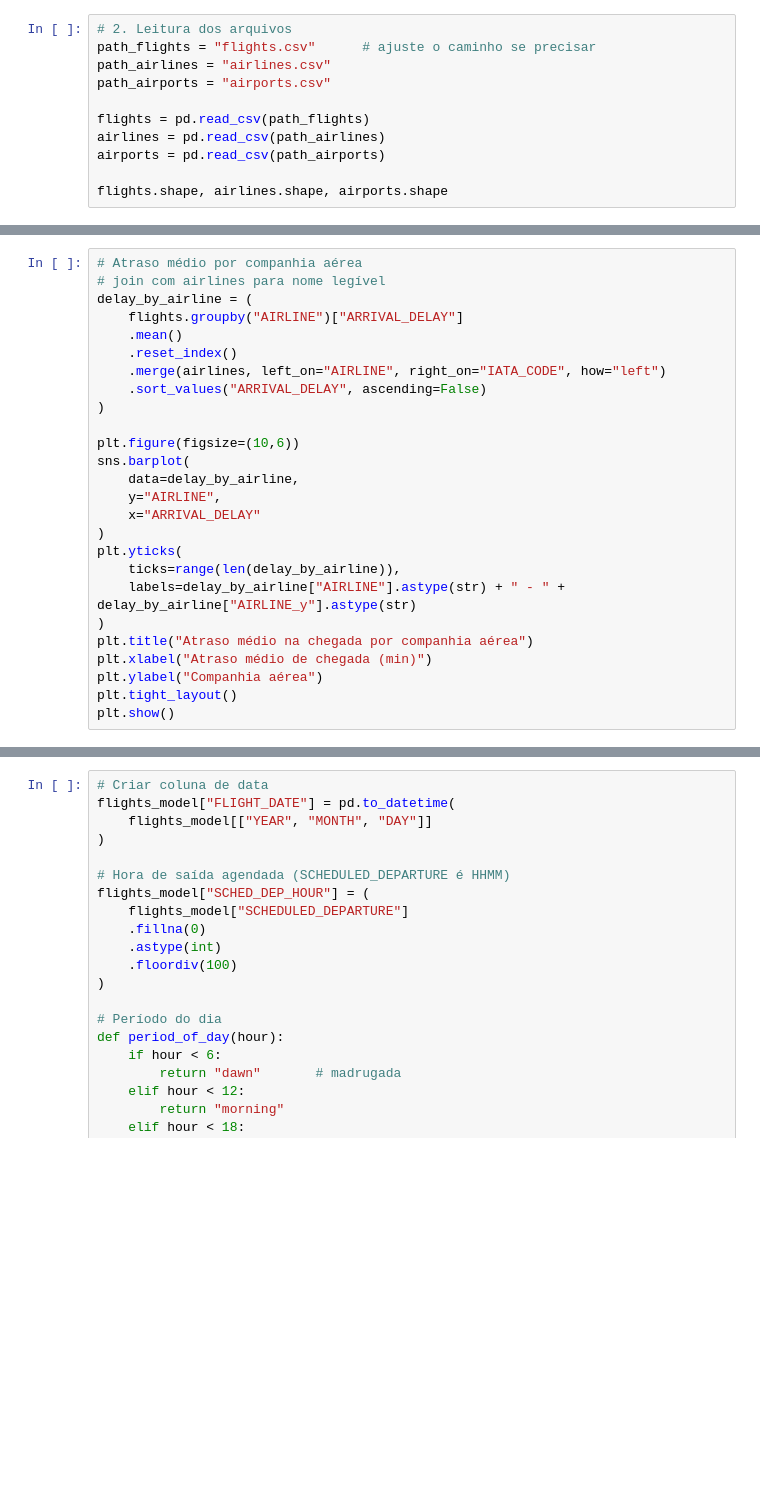
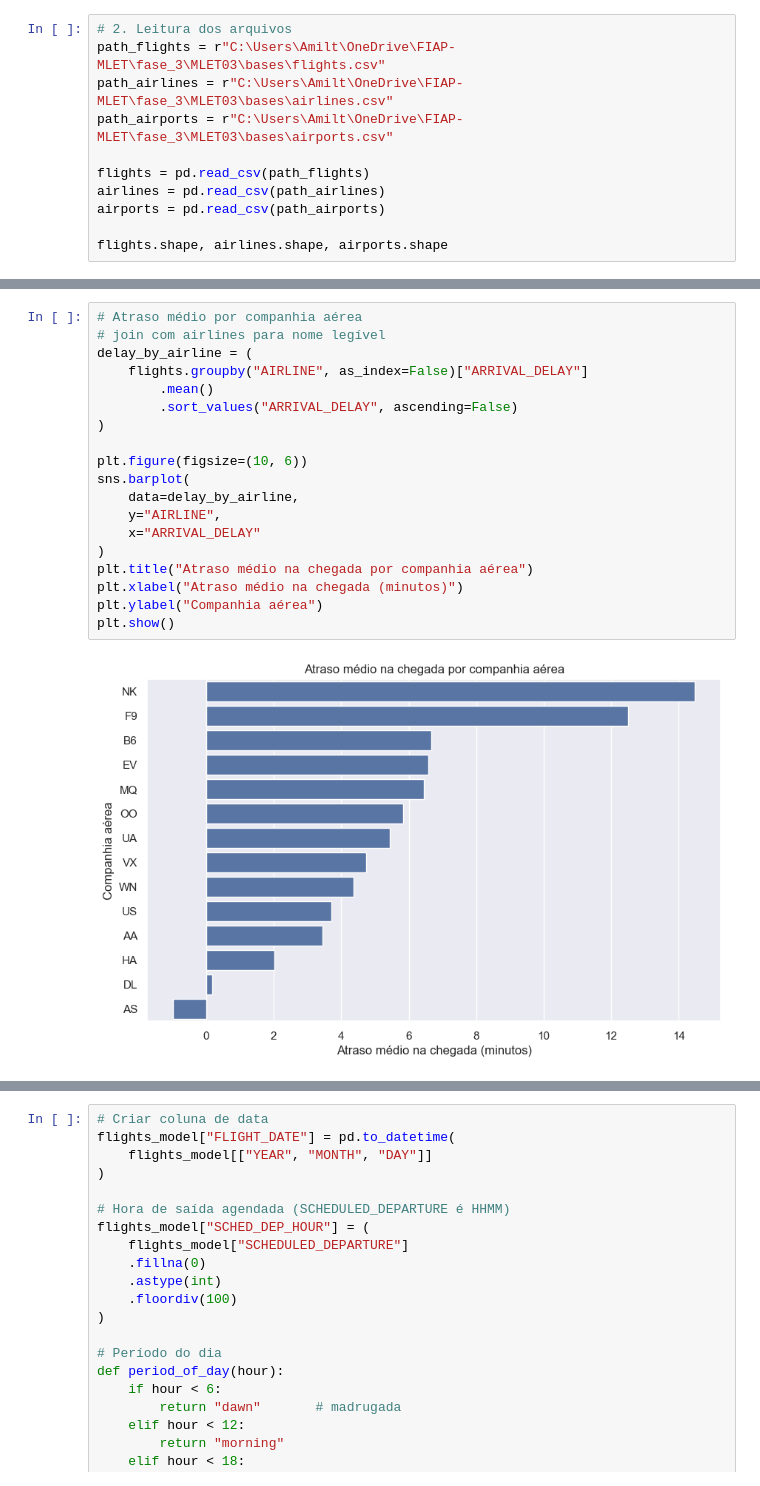
Before and after one commit to AmiltonFariaSilva/MLET_TC03, a Jupyter notebook: MLET03.ipynb, the cells around one changed output, grey strips where cells are left out. Cells and saved outputs as stored; diff of their text form; blank space fills up the shorter version.

```diff
--- a/MLET03.ipynb
+++ b/MLET03.ipynb
@@ -30,8 +24,8 @@ ModuleNotFoundError: No module named 'numpy'
 # %%
 # 2. Leitura dos arquivos
-path_flights = "flights.csv"      # ajuste o caminho se precisar
-path_airlines = "airlines.csv"
-path_airports = "airports.csv"
+path_flights = r"C:\Users\Amilt\OneDrive\FIAP-MLET\fase_3\MLET03\bases\flights.csv"
+path_airlines = r"C:\Users\Amilt\OneDrive\FIAP-MLET\fase_3\MLET03\bases\airlines.csv"
+path_airports = r"C:\Users\Amilt\OneDrive\FIAP-MLET\fase_3\MLET03\bases\airports.csv"
 
 flights = pd.read_csv(path_flights)
 airlines = pd.read_csv(path_airlines)
@@ -62,29 +122,24 @@ plt.show()
 # %%
 # Atraso médio por companhia aérea
 # join com airlines para nome legível
 delay_by_airline = (
-    flights.groupby("AIRLINE")["ARRIVAL_DELAY"]
-    .mean()
-    .reset_index()
-    .merge(airlines, left_on="AIRLINE", right_on="IATA_CODE", how="left")
-    .sort_values("ARRIVAL_DELAY", ascending=False)
+    flights.groupby("AIRLINE", as_index=False)["ARRIVAL_DELAY"]
+        .mean()
+        .sort_values("ARRIVAL_DELAY", ascending=False)
 )
 
-plt.figure(figsize=(10,6))
+plt.figure(figsize=(10, 6))
 sns.barplot(
     data=delay_by_airline,
     y="AIRLINE",
     x="ARRIVAL_DELAY"
 )
-plt.yticks(
-    ticks=range(len(delay_by_airline)),
-    labels=delay_by_airline["AIRLINE"].astype(str) + " - " + delay_by_airline["AIRLINE_y"].astype(str)
-)
 plt.title("Atraso médio na chegada por companhia aérea")
-plt.xlabel("Atraso médio de chegada (min)")
+plt.xlabel("Atraso médio na chegada (minutos)")
 plt.ylabel("Companhia aérea")
-plt.tight_layout()
 plt.show()
+# %% [output]
+[figure, added]
 # %%
 # Atraso médio por aeroporto de origem (top 20 mais movimentados)
 top_origens = (
```
Also changed, not shown: parts of 14 cells of this notebook, 2 other files.
